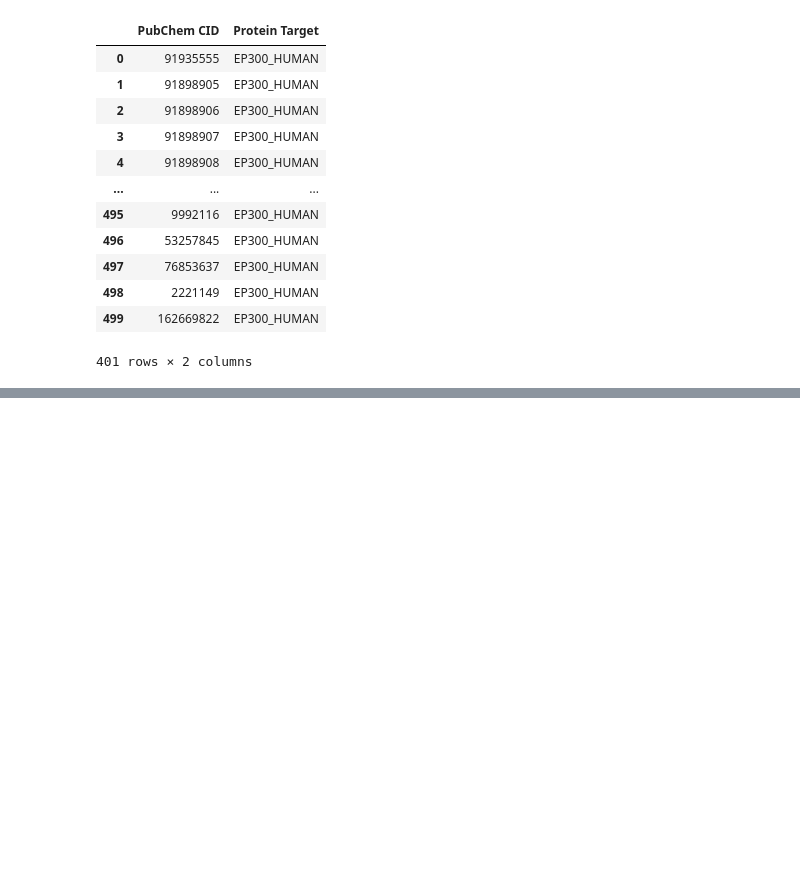
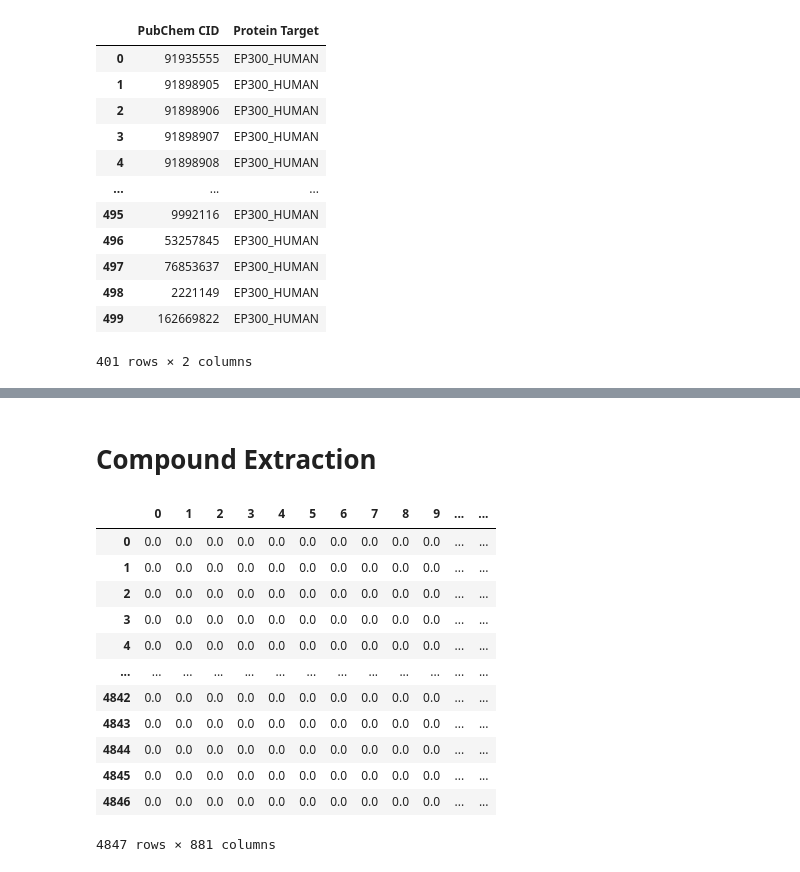
Before and after one commit to fadilrisdian/skripsi-fadil, a Jupyter notebook: 1. Data Cleaning.ipynb, the cells around one changed output, grey strips where cells are left out. Cells and saved outputs as stored; diff of their text form; code cells hidden in the pictures; blank space fills up the shorter version.

Commit message:
solve compound extraction code

```diff
--- a/1. Data Cleaning.ipynb
+++ b/1. Data Cleaning.ipynb
@@ -141,0 +291,2 @@ df_EP300
+# %%
+com_smiles = pd.read_csv('dataset/com_smiles.csv')
@@ -141,0 +309,2 @@ df_EP300
+# %% [markdown]
+# Compound Extraction
@@ -141,0 +314,23 @@ df_EP300
+# %%
+#fingerprint and it's size
+list_fp = ['pubchem' ,'klekota-roth','maacs']
+size_fp = [881, 4860, 166]
+# %%
+#Create pandas dataframe
+com_fingerprint_fp = pd.DataFrame(np.zeros((len(com_smiles), size_fp[0])))
+# %%
+com_fingerprint_fp
+# %% [output]
+|  | 0 | 1 | 2 | 3 | 4 | 5 | 6 | 7 | 8 | 9 | ... | ... |
+| 0 | 0.0 | 0.0 | 0.0 | 0.0 | 0.0 | 0.0 | 0.0 | 0.0 | 0.0 | 0.0 | ... | ... |
+| 1 | 0.0 | 0.0 | 0.0 | 0.0 | 0.0 | 0.0 | 0.0 | 0.0 | 0.0 | 0.0 | ... | ... |
+| 2 | 0.0 | 0.0 | 0.0 | 0.0 | 0.0 | 0.0 | 0.0 | 0.0 | 0.0 | 0.0 | ... | ... |
+| 3 | 0.0 | 0.0 | 0.0 | 0.0 | 0.0 | 0.0 | 0.0 | 0.0 | 0.0 | 0.0 | ... | ... |
+| 4 | 0.0 | 0.0 | 0.0 | 0.0 | 0.0 | 0.0 | 0.0 | 0.0 | 0.0 | 0.0 | ... | ... |
+| ... | ... | ... | ... | ... | ... | ... | ... | ... | ... | ... | ... | ... |
+| 4842 | 0.0 | 0.0 | 0.0 | 0.0 | 0.0 | 0.0 | 0.0 | 0.0 | 0.0 | 0.0 | ... | ... |
+| 4843 | 0.0 | 0.0 | 0.0 | 0.0 | 0.0 | 0.0 | 0.0 | 0.0 | 0.0 | 0.0 | ... | ... |
+| 4844 | 0.0 | 0.0 | 0.0 | 0.0 | 0.0 | 0.0 | 0.0 | 0.0 | 0.0 | 0.0 | ... | ... |
+| 4845 | 0.0 | 0.0 | 0.0 | 0.0 | 0.0 | 0.0 | 0.0 | 0.0 | 0.0 | 0.0 | ... | ... |
+| 4846 | 0.0 | 0.0 | 0.0 | 0.0 | 0.0 | 0.0 | 0.0 | 0.0 | 0.0 | 0.0 | ... | ... |
+4847 rows × 881 columns
```
Also changed, not shown: parts of 49 cells of this notebook.
